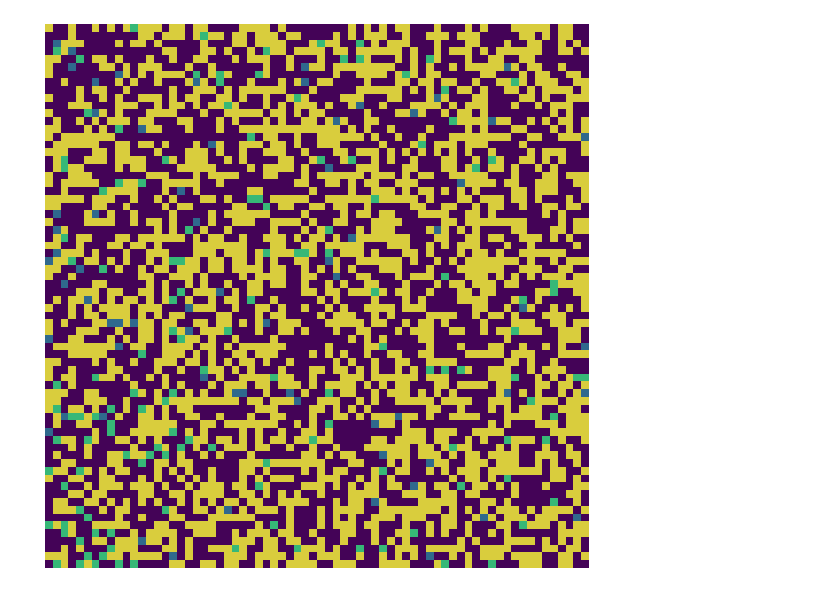
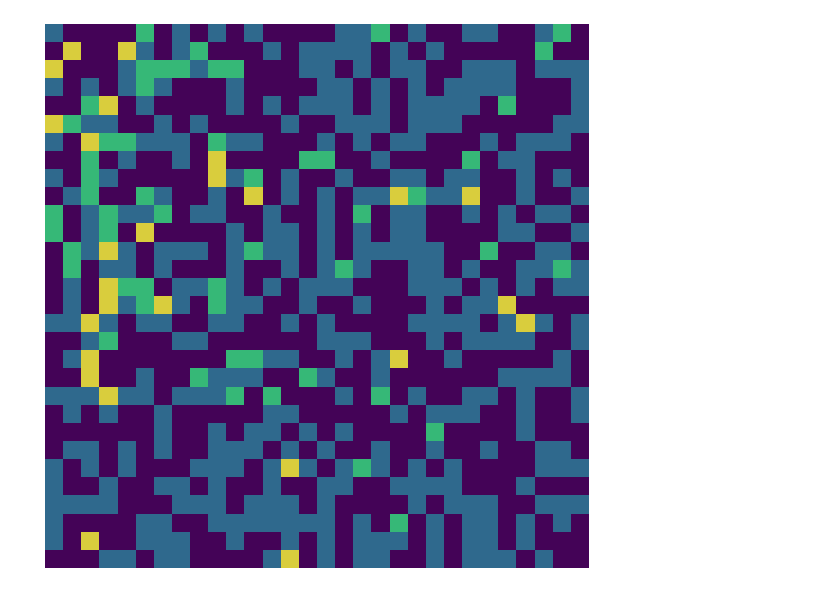
Before and after one commit to danHarold/m2r-project, a Jupyter notebook: m2r_project.ipynb, the cells around one changed output. Drawn from its saved outputs; the diff is of its cells as text; code cells hidden in the pictures.

```diff
--- a/m2r_project.ipynb
+++ b/m2r_project.ipynb
@@ -142,21 +147,21 @@ ax.plot(t[::4],R[::4], 'green')
 # %%
-##anim of lattice
-
-A_list = SIR_ABM(n=70)[4]
+##anim lattice
+#for large n, snapshot_num, may take a long time
+A_list = SIR_ABM(n=30, snapshot_num=20)[4]
 fig = plt.figure(figsize=(10,10))
 plt.axis('off')
 camera=Camera(fig)
 for copy in A_list:
     if len(np.where(copy==3)[0])==0:
         cmap = colors.ListedColormap(['#440357','#d9cd3d','#36B877'])
     else:
         cmap = colors.ListedColormap(['#440357','#d9cd3d','#36B877','#2F698D'])
     plt.imshow(copy, cmap=cmap)
     camera.snap()
 
 anim = camera.animate()
-anim.save('anims/test28.mp4', fps=30)
+anim.save('test_anims/test1.mp4', fps=30)
 # %% [output]
-[figure, old version]
+[figure, new version]
 # %%
 ##anim lattice + sir graph
```
Also changed, not shown: parts of 2 cells of this notebook, 1 other file.
